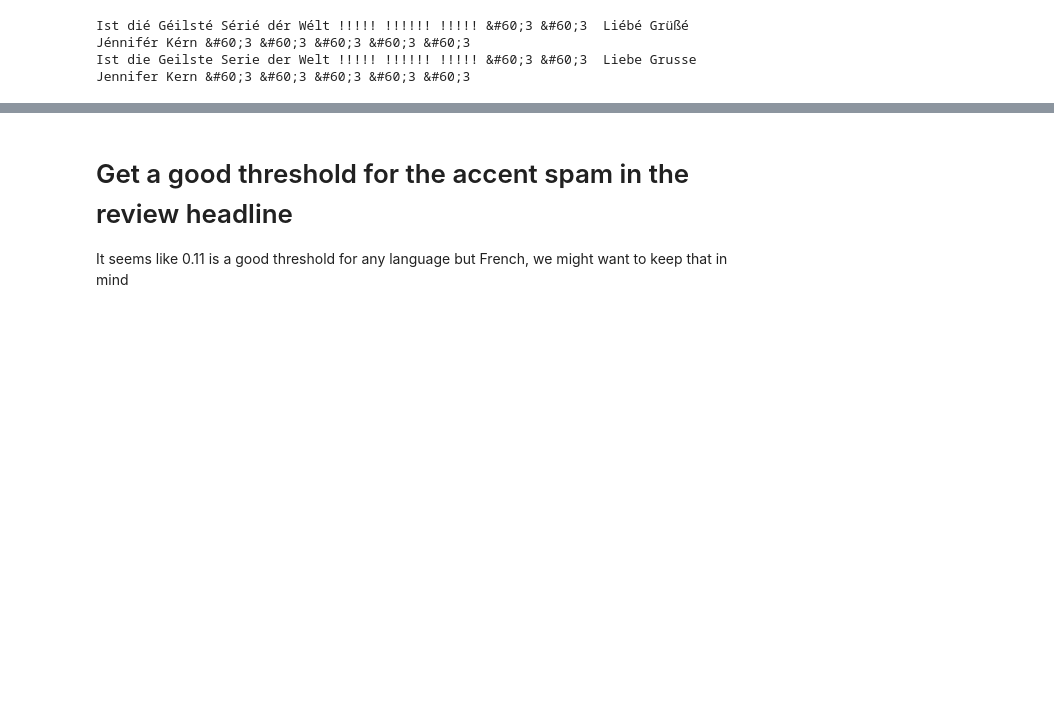
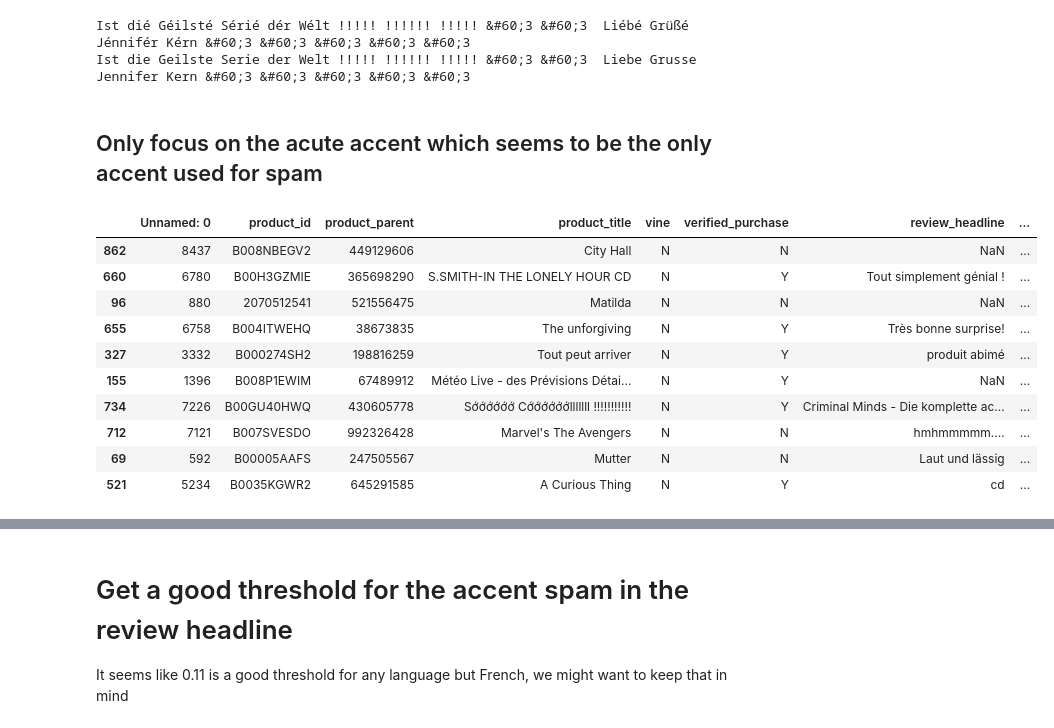
Before and after one commit to Kajzzer/BigData, a Jupyter notebook: EDA.ipynb, the cells around one changed output, grey strips where cells are left out. Cells and saved outputs as stored; diff of their text form; code cells hidden in the pictures; blank space fills up the shorter version.

```diff
--- a/EDA.ipynb
+++ b/EDA.ipynb
@@ -426,3 +427,45 @@ print(unaccented)
 # %% [output]
 Ist dié Géilsté Sérié dér Wélt !!!!! !!!!!! !!!!! &#60;3 &#60;3  Liébé Grüßé  Jénnifér Kérn &#60;3 &#60;3 &#60;3 &#60;3 &#60;3
 Ist die Geilste Serie der Welt !!!!! !!!!!! !!!!! &#60;3 &#60;3  Liebe Grusse  Jennifer Kern &#60;3 &#60;3 &#60;3 &#60;3 &#60;3
+# %% [markdown]
+## Only focus on the acute accent which seems to be the only accent used for spam
+# %%
+def acute_ratio(review_body):
+
+    review_body = str(review_body)
+
+    # the total number of characters
+    total = len(review_body)
+
+    # the number of accents
+    acutes = 0
+
+    # the list of char
+    chars = ['á', 'Á', 'é', 'É', 'í', 'Í', 'ớ', 'ó', 'Ó', 'ú', 'Ú']
+
+    # iterate over the characters and check if acute is in their unicode name
+    for char in review_body:
+
+        if char in chars:
+            acutes += 1
+
+    # return the ratio of non ascii characters
+    return acutes/total
+# %%
+# copy the dataframe, add the non ascii ratio and show the rows from a certain threshold (it shows that)
+df_copy = df.copy()
+df_copy['acute_ratio'] = df_copy['review_body'].apply(acute_ratio)
+df_copy = df_copy.sort_values('acute_ratio')
+df_copy[df_copy['acute_ratio'] > 0.045].head(10)
+# %% [output]
+|  | Unnamed: 0 | product_id | product_parent | product_title | vine | verified_purchase | review_headline | ... |
+| 862 | 8437 | B008NBEGV2 | 449129606 | City Hall | N | N | NaN | ... |
+| 660 | 6780 | B00H3GZMIE | 365698290 | S.SMITH-IN THE LONELY HOUR CD | N | Y | Tout simplement génial ! | ... |
+| 96 | 880 | 2070512541 | 521556475 | Matilda | N | N | NaN | ... |
+| 655 | 6758 | B004ITWEHQ | 38673835 | The unforgiving | N | Y | Très bonne surprise! | ... |
+| 327 | 3332 | B000274SH2 | 198816259 | Tout peut arriver | N | Y | produit abimé | ... |
+| 155 | 1396 | B008P1EWIM | 67489912 | Météo Live - des Prévisions Détai... | N | Y | NaN | ... |
+| 734 | 7226 | B00GU40HWQ | 430605778 | Sớớớớớớ Cớớớớớớlllllll !!!!!!!!!!! | N | Y | Criminal Minds - Die komplette ac... | ... |
+| 712 | 7121 | B007SVESDO | 992326428 | Marvel's The Avengers | N | N | hmhmmmmm.... | ... |
+| 69 | 592 | B00005AAFS | 247505567 | Mutter | N | N | Laut und lässig | ... |
+| 521 | 5234 | B0035KGWR2 | 645291585 | A Curious Thing | N | Y | cd | ... |
```
Also changed, not shown: parts of 23 cells of this notebook, 1 other file.
